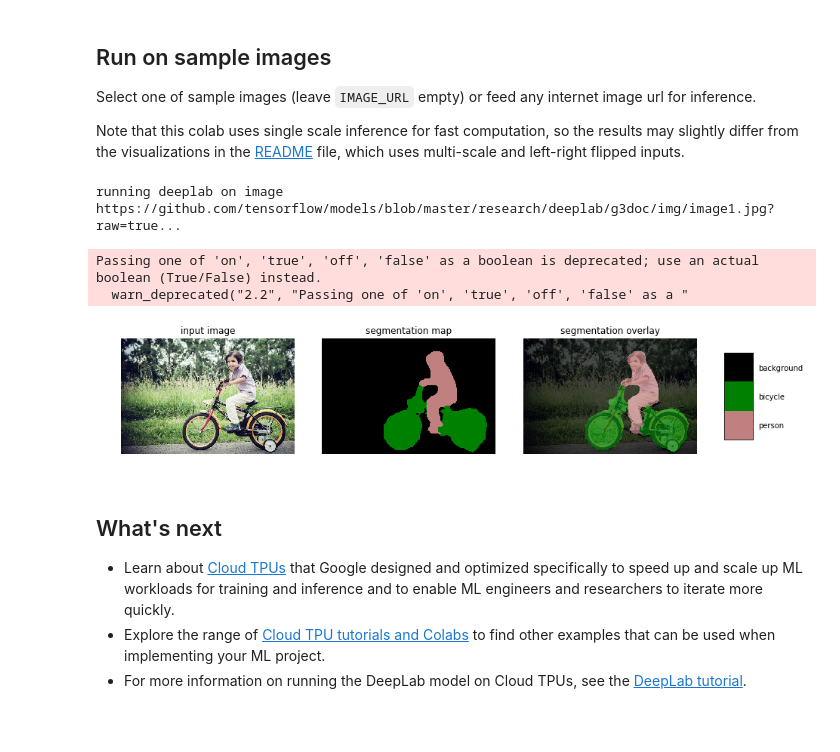
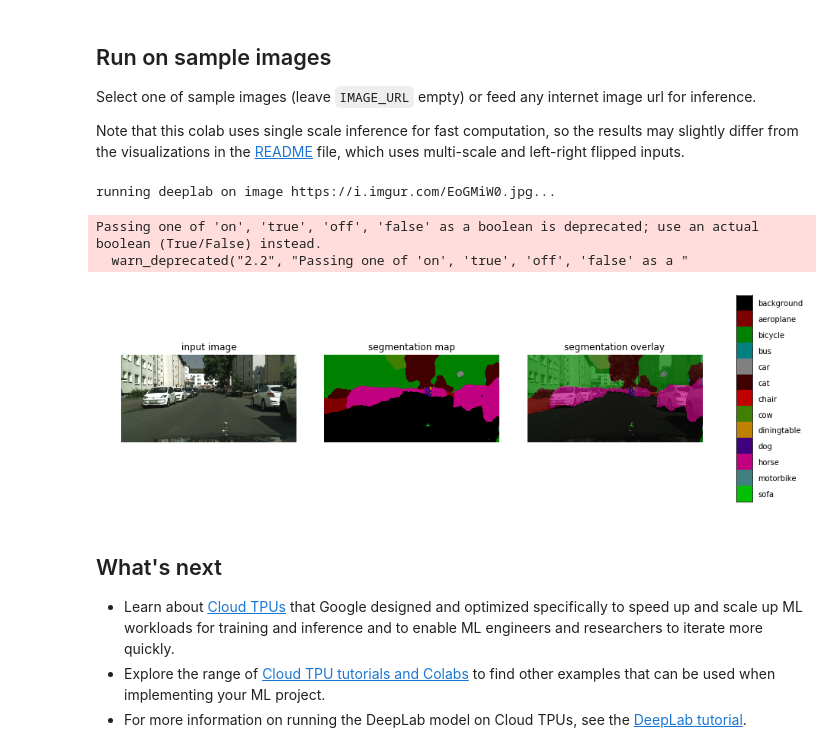
Before and after one commit to Cellstrat/Image-Segmentation, a Jupyter notebook: DeepLab/DeepLab Demo.ipynb, the cells around one changed output. Drawn from its saved outputs; the diff is of its cells as text; code cells hidden in the pictures; blank space fills up the shorter version.

```diff
--- a/DeepLab/DeepLab Demo.ipynb
+++ b/DeepLab/DeepLab Demo.ipynb
@@ -218,35 +222,35 @@ which uses multi-scale and left-right flipped inputs.
 # %%
 
 SAMPLE_IMAGE = 'image1'  # @param ['image1', 'image2', 'image3']
-IMAGE_URL = ''  #@param {type:"string"}
+IMAGE_URL = 'https://i.imgur.com/EoGMiW0.jpg'  #@param {type:"string"}
 
 _SAMPLE_URL = ('https://github.com/tensorflow/models/blob/master/research/'
                'deeplab/g3doc/img/%s.jpg?raw=true')
 
 
 def run_visualization(url):
   """Inferences DeepLab model and visualizes result."""
   try:
     f = urllib.request.urlopen(url)
     jpeg_str = f.read()
     original_im = Image.open(BytesIO(jpeg_str))
   except IOError:
     print('Cannot retrieve image. Please check url: ' + url)
     return
 
   print('running deeplab on image %s...' % url)
   resized_im, seg_map = MODEL.run(original_im)
 
   vis_segmentation(resized_im, seg_map)
 
 
 image_url = IMAGE_URL or _SAMPLE_URL % SAMPLE_IMAGE
 run_visualization(image_url)
 # %% [output]
-running deeplab on image https://github.com/tensorflow/models/blob/master/research/deeplab/g3doc/img/image1.jpg?raw=true...
+running deeplab on image https://i.imgur.com/EoGMiW0.jpg...
 Passing one of 'on', 'true', 'off', 'false' as a boolean is deprecated; use an actual boolean (True/False) instead.
   warn_deprecated("2.2", "Passing one of 'on', 'true', 'off', 'false' as a "
-[figure, old version]
+[figure, new version]
 # %% [markdown]
 ## What's next
 
```
Also changed, not shown: parts of 2 cells of this notebook.
